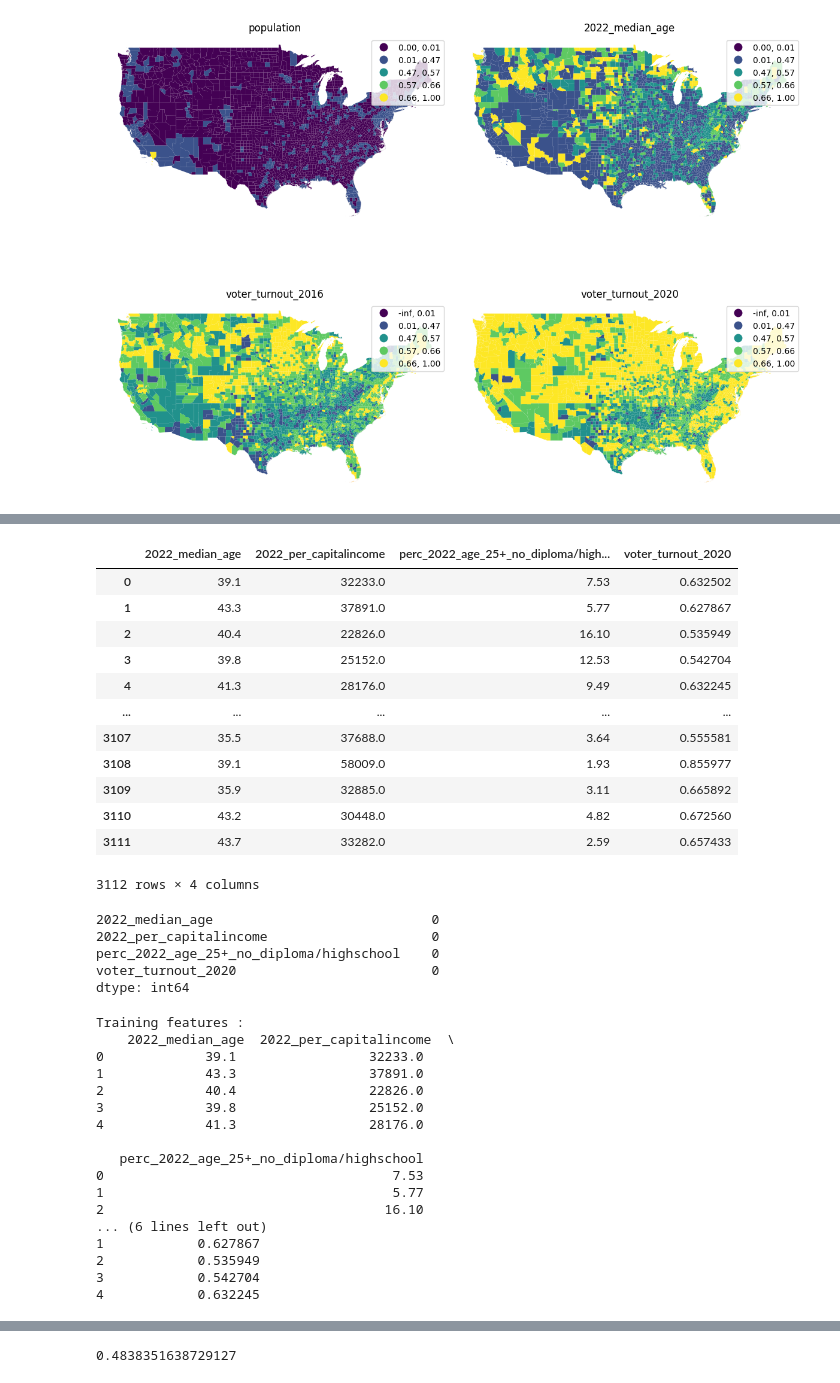
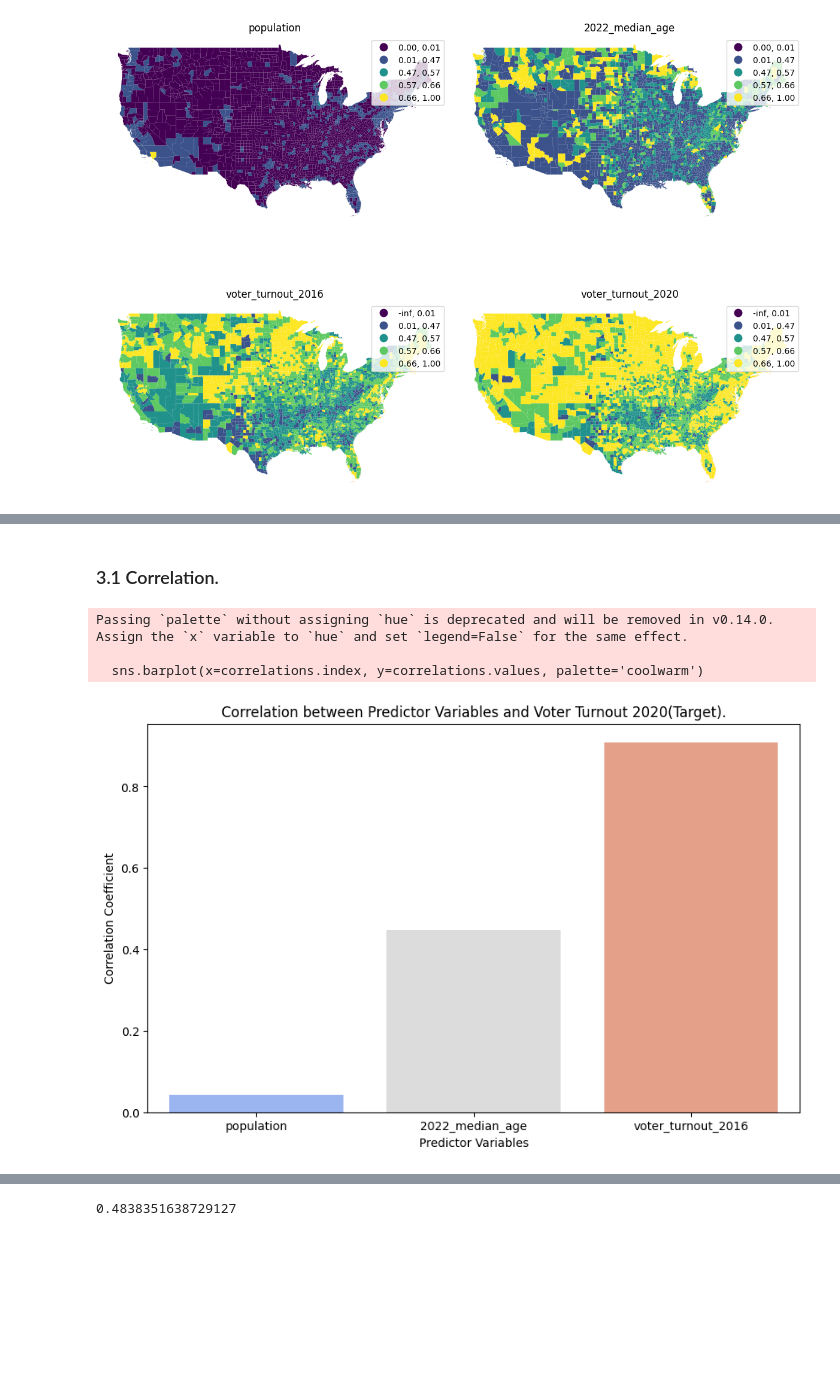
Before and after one commit to kechcole/Machine-Learning, a Jupyter notebook: Notebook/2.Multiple Linear Regression.ipynb, the cells around one changed output, grey strips where cells are left out. Saved outputs shown, nothing was run; the diff lists cells and outputs as text; code cells hidden in the pictures; blank space fills up the shorter version.

Commit message:
Update Multiple linear regression model - Fit model, predict values and evaluate the model.

```diff
--- a/Notebook/2.Multiple Linear Regression.ipynb
+++ b/Notebook/2.Multiple Linear Regression.ipynb
@@ -77,7 +79,7 @@ Coordinate reference system : EPSG:3857
       dataframe type : <class 'geopandas.geodataframe.GeoDataFrame'>
 # %%
 # Subset data
-data = data[['name', 'population', '2022_median_age', 'voter_turnout_2016', 'voter_turnout_2020', 'geometry' ]]
+data = data[['population', '2022_median_age', 'voter_turnout_2016', 'voter_turnout_2020', 'geometry' ]]
 
 # View
 print(f'Column names : {data.columns} \n----------\n\
@@ -213,53 +215,23 @@ Predict 2020 voter turn out using three training features , 2022 median age, 202
-# %%
-# Subset data
-data1 = data[['2022_median_age', '2022_per_capitalincome', 'perc_2022_age_25+_no_diploma/highschool', 'voter_turnout_2020']]
-data1
-# %% [output]
-|  | 2022_median_age | 2022_per_capitalincome | perc_2022_age_25+_no_diploma/high... | voter_turnout_2020 |
-| 0 | 39.1 | 32233.0 | 7.53 | 0.632502 |
-| 1 | 43.3 | 37891.0 | 5.77 | 0.627867 |
-| 2 | 40.4 | 22826.0 | 16.10 | 0.535949 |
-| 3 | 39.8 | 25152.0 | 12.53 | 0.542704 |
-| 4 | 41.3 | 28176.0 | 9.49 | 0.632245 |
-| ... | ... | ... | ... | ... |
-| 3107 | 35.5 | 37688.0 | 3.64 | 0.555581 |
-| 3108 | 39.1 | 58009.0 | 1.93 | 0.855977 |
-| 3109 | 35.9 | 32885.0 | 3.11 | 0.665892 |
-| 3110 | 43.2 | 30448.0 | 4.82 | 0.672560 |
-| 3111 | 43.7 | 33282.0 | 2.59 | 0.657433 |
-3112 rows × 4 columns
-# %%
-# Check null values
-data1.isna().sum()
-# %% [output]
-2022_median_age                            0
-2022_per_capitalincome                     0
-perc_2022_age_25+_no_diploma/highschool    0
-voter_turnout_2020                         0
-dtype: int64
-# %%
-# Define training features by creating feature variables
-X = data1.drop(columns='voter_turnout_2020')
-print(f'Training features : \n {X.head()}')
-
-# Define labels
-y = data1[['voter_turnout_2020']]
-print(f'\n Labels : \n {y.head()}')
-# %% [output]
-Training features :
-    2022_median_age  2022_per_capitalincome  \
-0             39.1                 32233.0
-1             43.3                 37891.0
-2             40.4                 22826.0
-3             39.8                 25152.0
-4             41.3                 28176.0
-
-   perc_2022_age_25+_no_diploma/highschool
-0                                     7.53
-1                                     5.77
-2                                    16.10
-... (6 lines left out)
-1            0.627867
-2            0.535949
-3            0.542704
-4            0.632245
+# %% [markdown]
+### 3.1 Correlation.
+# %%
+# Plot a correlation matrix between predictor variables and target
+scaled_data = scaled_data.select_dtypes(include=['int64', 'float'])
+correlations = scaled_data.corr()['voter_turnout_2020'].drop('voter_turnout_2020')
+
+# Use Seaborn to create the bar plot
+plt.figure(figsize=(10, 6))
+sns.barplot(x=correlations.index, y=correlations.values, palette='coolwarm')
+
+# Title and labels
+plt.title('Correlation between Predictor Variables and Voter Turnout 2020(Target).')
+plt.xlabel('Predictor Variables')
+plt.ylabel('Correlation Coefficient')
+
+# Show plot
+plt.show()
+# %% [output]
+Passing `palette` without assigning `hue` is deprecated and will be removed in v0.14.0. Assign the `x` variable to `hue` and set `legend=False` for the same effect.
+
+  sns.barplot(x=correlations.index, y=correlations.values, palette='coolwarm')
+[figure, added]
```
Also changed, not shown: parts of 19 cells of this notebook.
